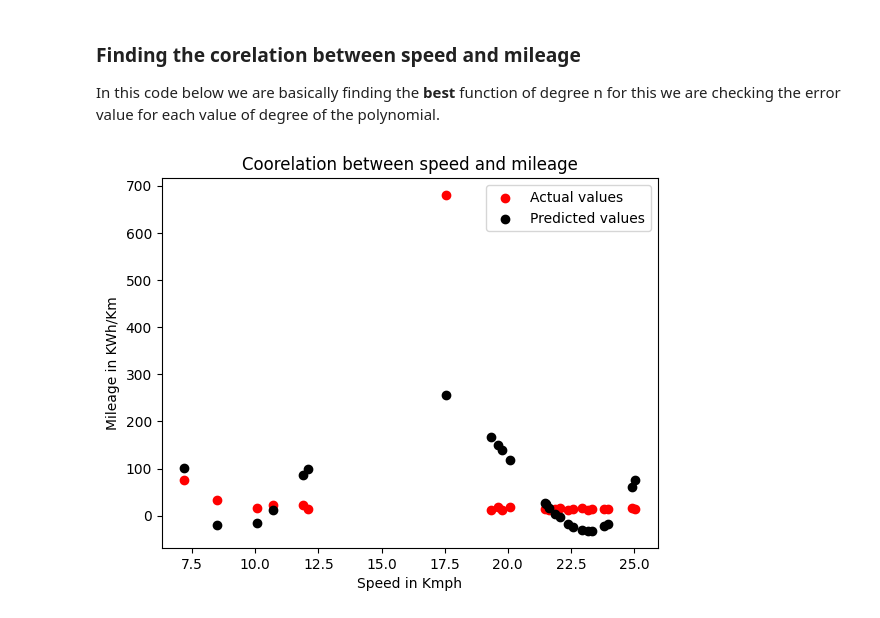
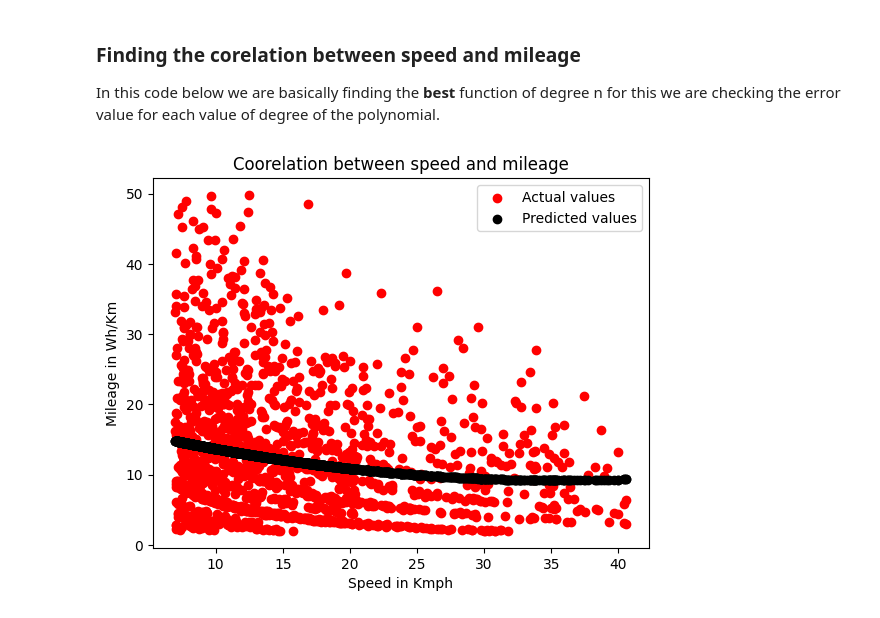
Before and after one commit to codewithyouwan/Range, a Jupyter notebook: mileage.ipynb, the cells around one changed output. Saved outputs shown, nothing was run; the diff lists cells and outputs as text; code cells hidden in the pictures.

```diff
--- a/mileage.ipynb
+++ b/mileage.ipynb
@@ -20,6 +21,24 @@ def month(str):
 
 def indexDates(date):
     return (date.split('/'))[0]
+
+#const R = 6371e3; // metres
+# const φ1 = lat1 * Math.PI/180; // φ, λ in radians
+# const φ2 = lat2 * Math.PI/180;
+# const Δφ = (lat2-lat1) * Math.PI/180;
+# const Δλ = (lon2-lon1) * Math.PI/180;
+
+# const a = Math.sin(Δφ/2) * Math.sin(Δφ/2) +
+#           Math.cos(φ1) * Math.cos(φ2) *
+#           Math.sin(Δλ/2) * Math.sin(Δλ/2);
+# const c = 2 * Math.atan2(Math.sqrt(a), Math.sqrt(1-a));
+
+# const d = R * c;
+def calDistanceLatLong(lat1,lat2,delLong):
+        delLat=(lat2-lat1)*(np.pi/180)
+        a=np.sin(delLat/2)**2+np.cos(lat1)*np.cos(lat2)*(np.sin((delLong/2)*(np.pi/180))**2)
+        c=2*math.atan2(math.sqrt(a),math.sqrt(1-a))
+        return 6371000*c
 # %%
 class Data:
     #This is the main dataFrame or the parent Dataframe
@@ -115,5 +121,5 @@ class Data:
 # %%
-columns_to_pick=['date','time','speed','odo','batVolt','batCurrent','cummulativeCharge','cummulativeDischarge','chargeStatus','dischargeStatus']
+columns_to_pick=['date','time','speed','odo','batVolt','batCurrent','cummulativeDischarge','chargeStatus','dischargeStatus','lat','long','longDirection','latDirection']
 df=pd.read_csv('1monthdata.csv',usecols=columns_to_pick)
 #loading the one month data
 OneMonth=Data(df)
@@ -142,9 +144,0 @@ array([], dtype=float64)
-# %%
-#df2.loc[df1['date']=='04/02/23','EnergyConsumed'].sum()
-#df2['DateModified']=df2['date'].map(string_split)
-for i in (OneMonth.df['Month'].unique()):
-    plt.scatter(OneMonth.df['date'][(OneMonth.df['mileage']!=-1)&(OneMonth.df['Month']==i)].map(indexDates),OneMonth.df['mileage'][(OneMonth.df['mileage']!=-1)&(OneMonth.df['Month']==i)])
-plt.ylim(0,200)
-plt.ylabel('Mileage in Wh/km')
-plt.xlabel('Date')
-plt.legend(OneMonth.df['Month'].unique())
@@ -181,0 +148,11 @@ plt.ylim(0,100)
+# %%
+#pd.options.display.max_rows=100
+# OneMonth.df.head(10)
+#OneMonth.df.to_csv('Example.csv')
+
+colour=['red','black','blue','orange','purple']
+for i in range(0,5):
+    plt.scatter(OneMonth.df.loc[(OneMonth.df['Distance']>float(0))&(OneMonth.df['date']==OneMonth.dates[i])&(OneMonth.df['Speed']>float(7)),'Speed'],OneMonth.df.loc[(OneMonth.df['Distance']>float(0))&(OneMonth.df['date']==OneMonth.dates[i])&(OneMonth.df['Speed']>float(7)),'Mileage'],color=colour[i])
+plt.legend(OneMonth.df.loc[:5,'date'])
+plt.ylabel('Mileage in Wh/Km')
+plt.xlabel('Speed in Km/hr')
@@ -198,36 +178,36 @@ def print_function(coff):
 BestFitFunction={}# Dict(key=deg, value=[functionvalues])
 minimum=0
 deg=2
-for i in range(2,5):
+for i in range(2,3):
     z=np.polyfit(OneMonth.Speeds,OneMonth.MileageArray,deg=i)
     x=np.poly1d(z)
     y=np.array([])
     for j in OneMonth.Speeds:
         y=np.append(y,x(j))
     error=mean_squared_error(OneMonth.MileageArray,y)
     #print(error,end="*")
     match i:
         case 2:
             minimum=error
             BestFitFunction[deg]=[z,y]
         case default:
             if error<minimum:
                 #print('Reached')
                 minimum=error
                 deg=i
                 BestFitFunction[deg]=[z,y]
 #print(deg,error)
 plt.scatter(OneMonth.Speeds,OneMonth.MileageArray,color='red')
 #plt.scatter(OneMonth.df['AverageSpeed_Kmph'],OneMonth.df['mileage'])
 plt.scatter(OneMonth.Speeds,BestFitFunction[deg][1],color='black')
 plt.xlabel("Speed in Kmph")
-plt.ylabel("Mileage in KWh/Km")
+plt.ylabel("Mileage in Wh/Km")
 plt.legend(['Actual values','Predicted values'])
 plt.title('Coorelation between speed and mileage')
 plt.show()
 #print(BestFitFunction)
 # %% [output]
-[figure, old version]
+[figure, new version]
 # %%
 print_function(BestFitFunction[deg][0])
 # %% [output]
```
Also changed, not shown: parts of 22 cells of this notebook, 1 other file.
